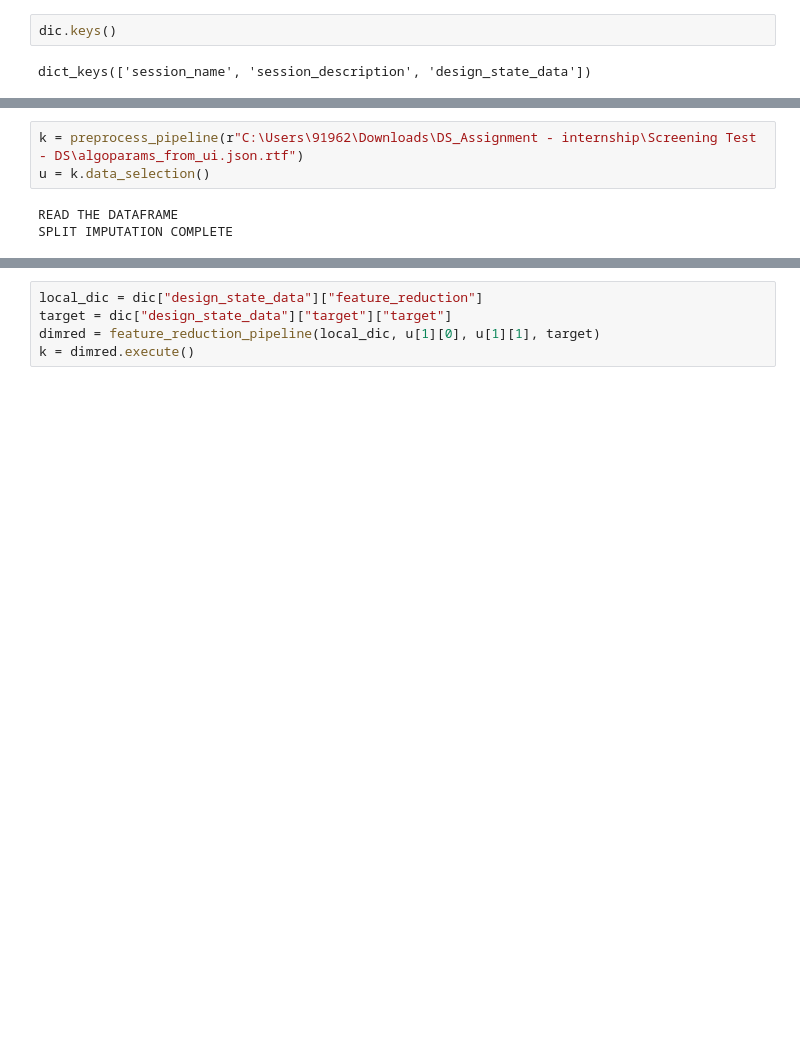
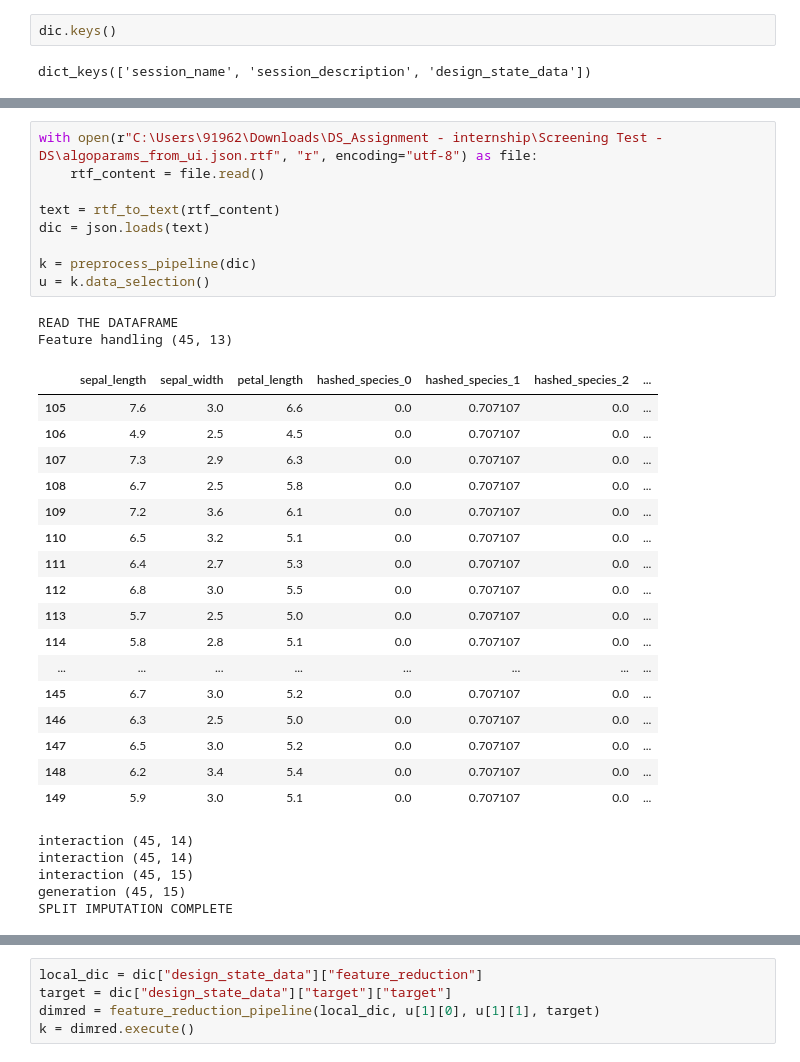
Before and after one commit to varshil009/json-ml-pipeline, a Jupyter notebook: ml-pipeline.ipynb, the cells around one changed output, grey strips where cells are left out. Saved outputs shown, nothing was run; the diff lists cells and outputs as text; blank space fills up the shorter version.

```diff
--- a/ml-pipeline.ipynb
+++ b/ml-pipeline.ipynb
@@ -262,7 +272,35 @@ class preprocess_pipeline():
         return X_train, X_test
 # %%
-k = preprocess_pipeline(r"C:\Users\91962\Downloads\DS_Assignment - internship\Screening Test - DS\algoparams_from_ui.json.rtf")
+with open(r"C:\Users\91962\Downloads\DS_Assignment - internship\Screening Test - DS\algoparams_from_ui.json.rtf", "r", encoding="utf-8") as file:
+    rtf_content = file.read()
+
+text = rtf_to_text(rtf_content)
+dic = json.loads(text)
+
+k = preprocess_pipeline(dic)
 u = k.data_selection()
 # %% [output]
 READ THE DATAFRAME
-SPLIT IMPUTATION COMPLETE
+Feature handling (45, 13)
+|  | sepal_length | sepal_width | petal_length | hashed_species_0 | hashed_species_1 | hashed_species_2 | ... |
+| 105 | 7.6 | 3.0 | 6.6 | 0.0 | 0.707107 | 0.0 | ... |
+| 106 | 4.9 | 2.5 | 4.5 | 0.0 | 0.707107 | 0.0 | ... |
+| 107 | 7.3 | 2.9 | 6.3 | 0.0 | 0.707107 | 0.0 | ... |
+| 108 | 6.7 | 2.5 | 5.8 | 0.0 | 0.707107 | 0.0 | ... |
+| 109 | 7.2 | 3.6 | 6.1 | 0.0 | 0.707107 | 0.0 | ... |
+| 110 | 6.5 | 3.2 | 5.1 | 0.0 | 0.707107 | 0.0 | ... |
+| 111 | 6.4 | 2.7 | 5.3 | 0.0 | 0.707107 | 0.0 | ... |
+| 112 | 6.8 | 3.0 | 5.5 | 0.0 | 0.707107 | 0.0 | ... |
+| 113 | 5.7 | 2.5 | 5.0 | 0.0 | 0.707107 | 0.0 | ... |
+| 114 | 5.8 | 2.8 | 5.1 | 0.0 | 0.707107 | 0.0 | ... |
+| ... | ... | ... | ... | ... | ... | ... | ... |
+| 145 | 6.7 | 3.0 | 5.2 | 0.0 | 0.707107 | 0.0 | ... |
+| 146 | 6.3 | 2.5 | 5.0 | 0.0 | 0.707107 | 0.0 | ... |
+| 147 | 6.5 | 3.0 | 5.2 | 0.0 | 0.707107 | 0.0 | ... |
+| 148 | 6.2 | 3.4 | 5.4 | 0.0 | 0.707107 | 0.0 | ... |
+| 149 | 5.9 | 3.0 | 5.1 | 0.0 | 0.707107 | 0.0 | ... |
+interaction (45, 14)
+interaction (45, 14)
+interaction (45, 15)
+generation (45, 15)
+SPLIT IMPUTATION COMPLETE
```
Also changed, not shown: parts of 8 cells of this notebook.
